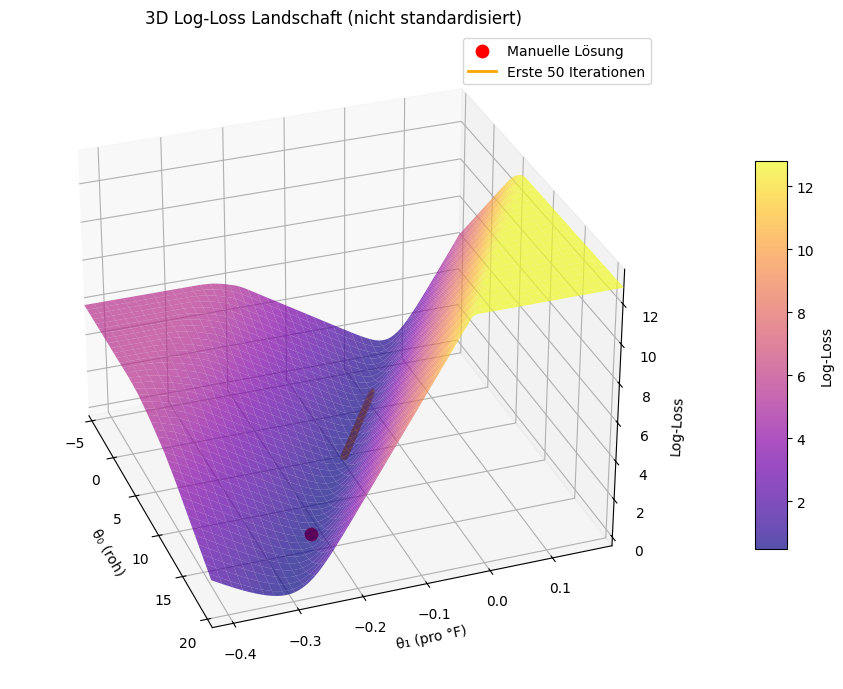
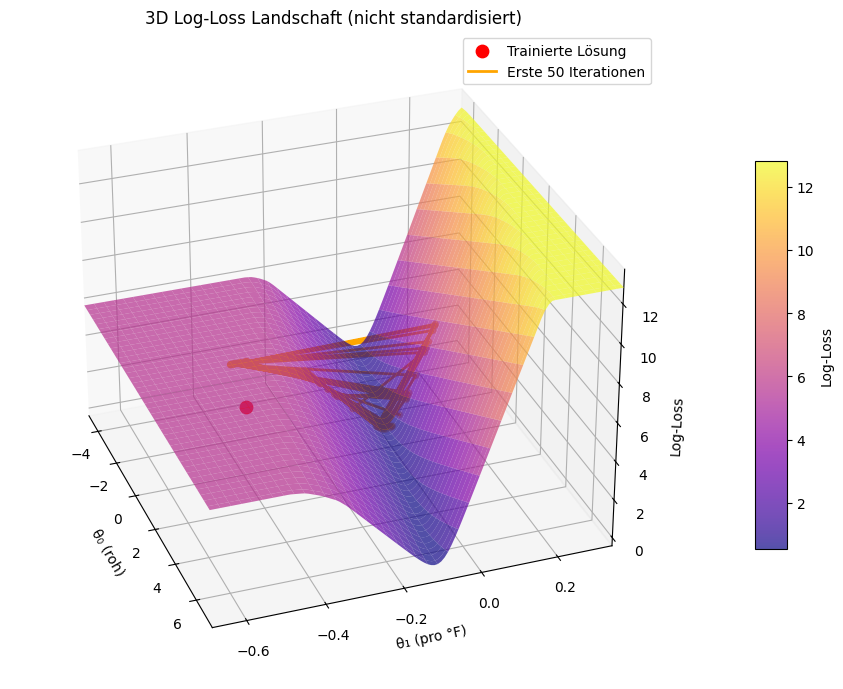
Unified diff of the notebook cell whose output changed from the first chart to the second:
--- before
+++ after
@@ -2,25 +2,26 @@
 #Die Trajektorie ergibt sich aus dem Gradientenabstiegsverfahren
 # 3D-Visualisierung der Log-Loss-Landschaft im NICHT standardisierten Parameterraum
+# Hier werden die Koeffizienten direkt auf den Rohdaten neu trainiert.
 temp_raw = df['temperature'].values
 X_raw = np.column_stack([np.ones(len(temp_raw)), temp_raw])
 
-# Umrechnung der Koeffizienten von z-Standardisierung auf Roh-Temperatur T
-theta0_raw_manual = theta0 - (theta1 * temp_mean / temp_std) 
-theta1_raw_manual = theta1 / temp_std
-theta0_raw_sk = theta0_sk - (theta1_sk * temp_mean / temp_std)
-theta1_raw_sk = theta1_sk / temp_std
+theta_raw, costs_raw, theta_history_raw = train_logreg_simple(X_raw, y, lr=0.01, n_steps=10000)
+theta0_raw = theta_raw[0]
+theta1_raw = theta_raw[1]
+
+print('Trainierte Koeffizienten (nicht standardisiert):')
+print(f'  theta0 (Intercept): {theta0_raw:.6f}')
+print(f'  theta1 (Temperatur pro °F): {theta1_raw:.6f}')
+print(f'Endkosten (Log-Loss): {costs_raw[-1]:.6f}')
 
 # Visualisierung der ersten 50 Iterationen auf der Rohraum-Landschaft
-theta_path_raw = np.array([
-    [theta_step[0] - (theta_step[1] * temp_mean / temp_std), theta_step[1] / temp_std]
-    for theta_step in theta_history_manual[:51]
-]) #Umrechnung des Pfades der ersten 50 Iterationen in den Rohraum
+theta_path_raw = np.array(theta_history_raw[:51]) #Pfad der ersten 50 Iterationen direkt aus dem Rohdaten-Training
 path_losses_raw = np.array([compute_cost(X_raw, y, theta_step_raw) for theta_step_raw in theta_path_raw]) #Berechnung der Log-Loss Werte für jeden Punkt auf dem Pfad der ersten 50 Iterationen im Rohraum
 
 # Anzeige an die komplette Iterationsspur anpassen
-theta0_raw_min = min(theta_path_raw[:, 0].min(), theta0_raw_manual, theta0_raw_sk) 
-theta0_raw_max = max(theta_path_raw[:, 0].max(), theta0_raw_manual, theta0_raw_sk)
-theta1_raw_min = min(theta_path_raw[:, 1].min(), theta1_raw_manual, theta1_raw_sk)
-theta1_raw_max = max(theta_path_raw[:, 1].max(), theta1_raw_manual, theta1_raw_sk)
+theta0_raw_min = min(theta_path_raw[:, 0].min(), theta0_raw) 
+theta0_raw_max = max(theta_path_raw[:, 0].max(), theta0_raw)
+theta1_raw_min = min(theta_path_raw[:, 1].min(), theta1_raw)
+theta1_raw_max = max(theta_path_raw[:, 1].max(), theta1_raw)
 theta0_margin = max(5.0, 0.4 * (theta0_raw_max - theta0_raw_min))
 theta1_margin = max(0.2, 0.4 * (theta1_raw_max - theta1_raw_min))
@@ -36,6 +37,5 @@
         Loss_landscape_raw[i, j] = compute_cost(X_raw, y, theta_temp_raw)
 
-loss_raw_manual = compute_cost(X_raw, y, np.array([theta0_raw_manual, theta1_raw_manual])) #Log-Loss für die manuelle Lösung im Rohraum
-loss_raw_sk = compute_cost(X_raw, y, np.array([theta0_raw_sk, theta1_raw_sk])) #Log-Loss für die sklearn Lösung im Rohraum
+loss_raw = compute_cost(X_raw, y, np.array([theta0_raw, theta1_raw])) #Log-Loss für die im Rohraum trainierte Lösung
 
 fig = plt.figure(figsize=(10, 7))
@@ -50,5 +50,5 @@
 fig.colorbar(surface, shrink=0.6, aspect=12, pad=0.1, label='Log-Loss')
 
-ax.scatter(theta0_raw_manual, theta1_raw_manual, loss_raw_manual, color='red', s=80, label='Manuelle Lösung') #Punkt der manuellen Lösung im Rohraum
+ax.scatter(theta0_raw, theta1_raw, loss_raw, color='red', s=80, label='Trainierte Lösung') #Punkt der trainierten Lösung im Rohraum
 ax.plot(theta_path_raw[:, 0], theta_path_raw[:, 1], path_losses_raw, color='orange', linewidth=2, label='Erste 50 Iterationen') #Pfad der ersten 50 Iterationen im Rohraum als Linie
 ax.scatter(theta_path_raw[1:, 0], theta_path_raw[1:, 1], path_losses_raw[1:], color='orange', s=18)

Commit: Fixed 3d logloss landscape with raw/unstandarizes thetas